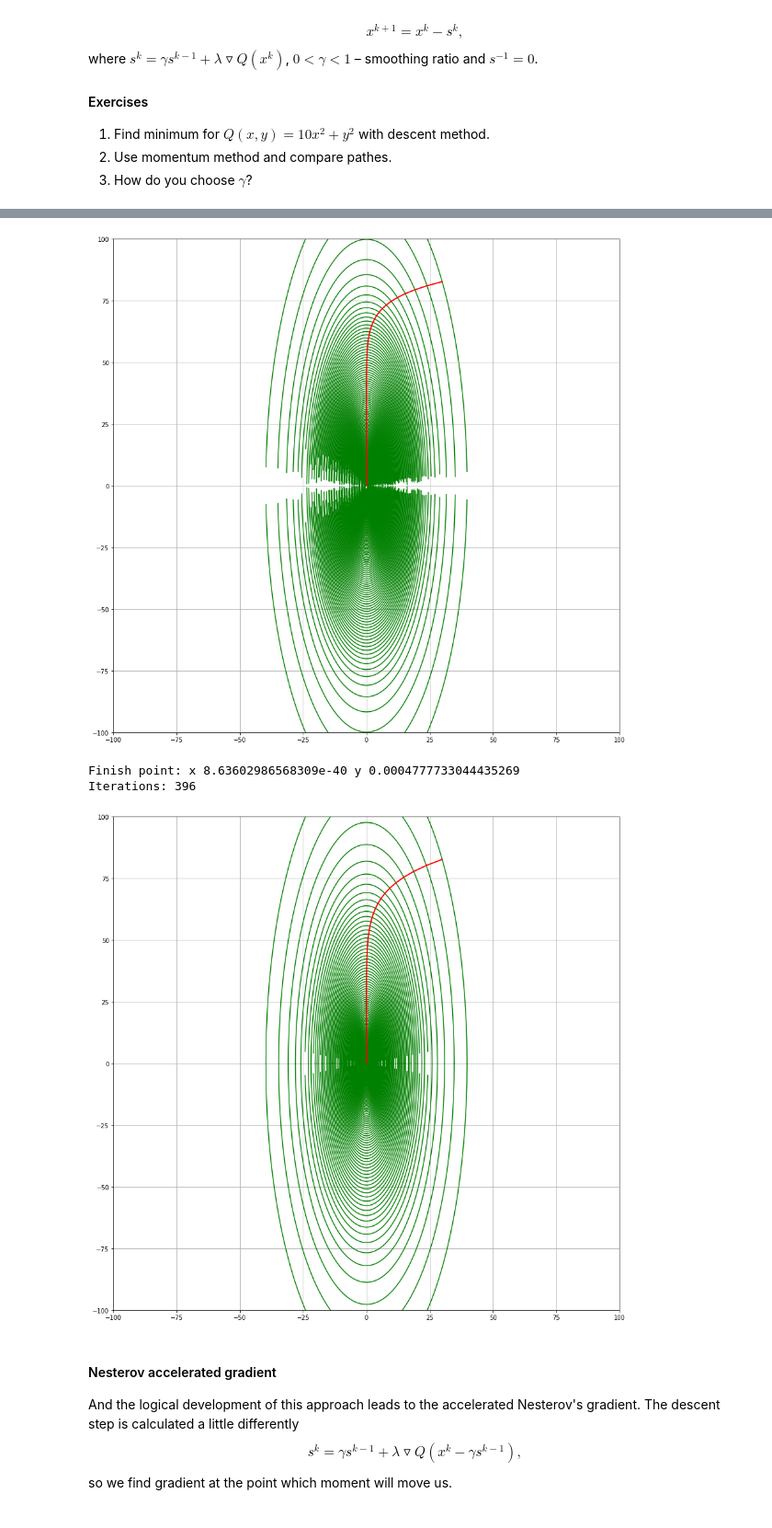
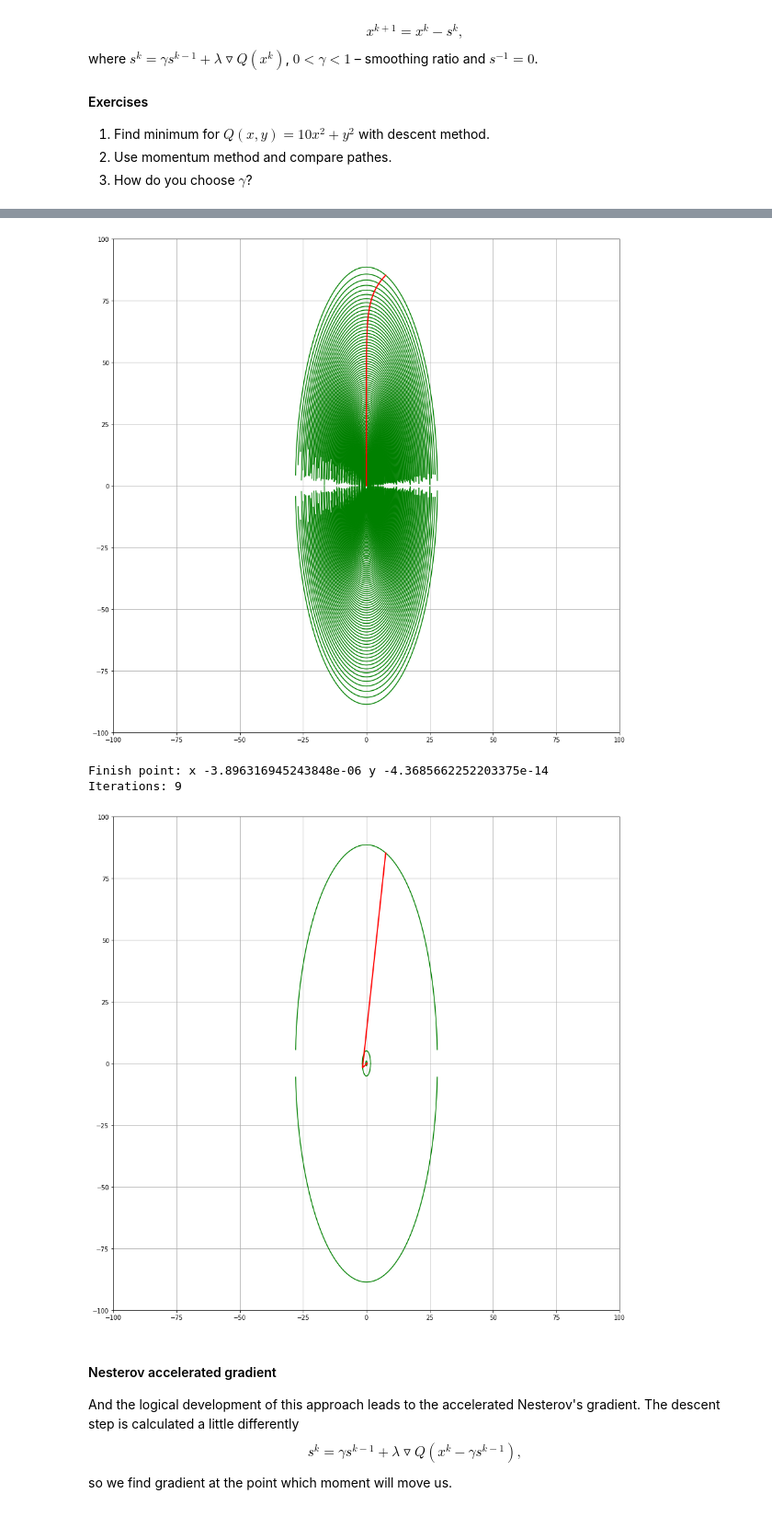
Before and after one commit to birshert/Darin, a Jupyter notebook: labs_/Birshert Alexey DARIN LAB-1.ipynb, the cells around one changed output, grey strips where cells are left out. Shown at 92% size. Cells and saved outputs as stored; diff of their text form; code cells hidden in the pictures.

Commit message:
Updated lab-1 (momentum - gamma change)

```diff
--- a/labs_/Birshert Alexey DARIN LAB-1.ipynb
+++ b/labs_/Birshert Alexey DARIN LAB-1.ipynb
@@ -960,7 +960,7 @@ def momentum_descent(start_x, start_y):
     iteration = 0
     e = 1
     la = 1/100
-    gamma = 1/100
+    gamma = 1
 
     while (e > 10**-5):
 
@@ -1004,7 +1004,7 @@ Iterations: 596
-[figure, old version]
+[figure, new version]
-Finish point: x 8.63602986568309e-40 y 0.0004777733044435269
-Iterations: 396
+Finish point: x -3.896316945243848e-06 y -4.3685662252203375e-14
+Iterations: 9
-[figure, old version]
+[figure, new version]
 # %% [markdown]
 #### Nesterov accelerated gradient
 And the logical development of this approach leads to the accelerated Nesterov's gradient. The descent step is calculated a little differently
```
Also changed, not shown: parts of 1 cell of this notebook.
